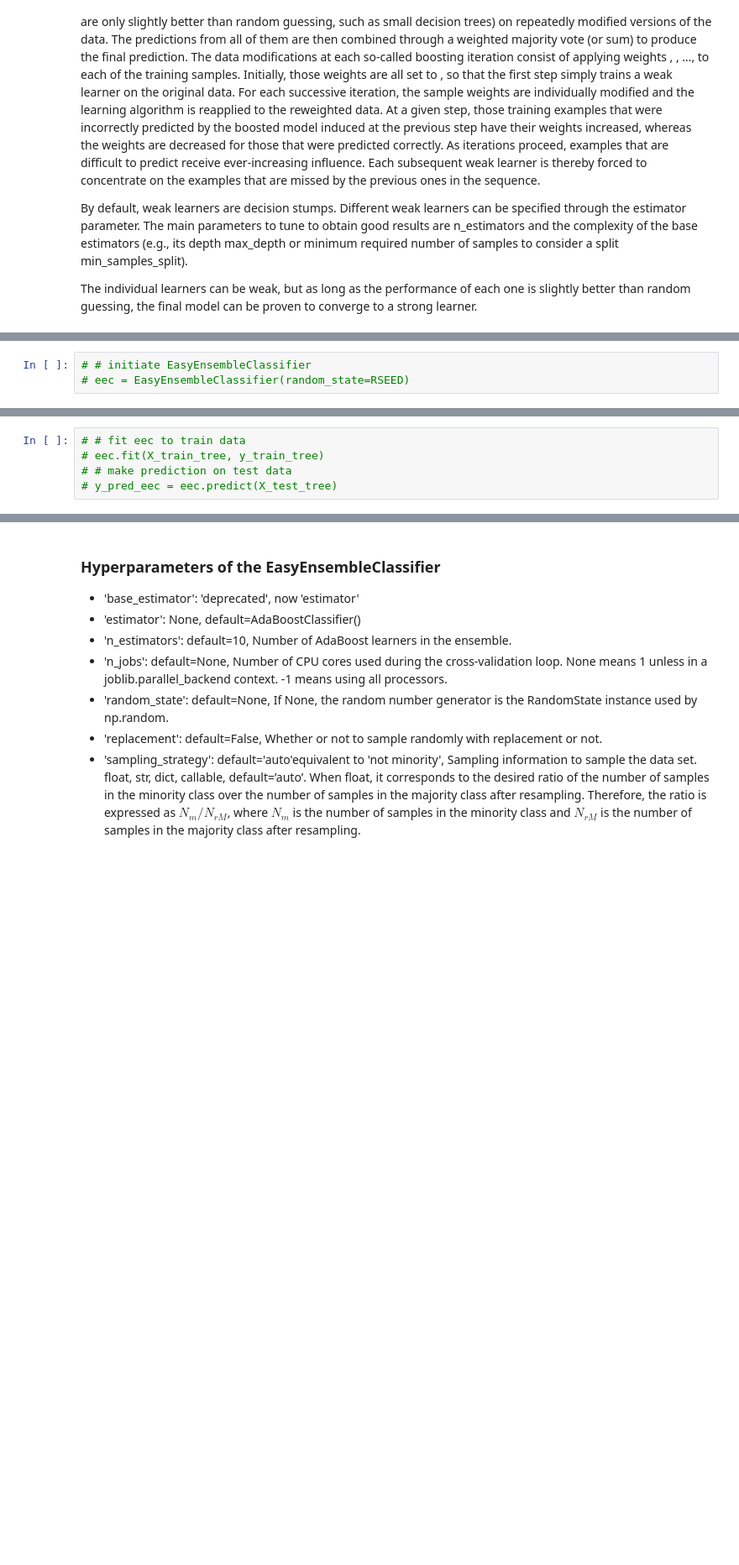
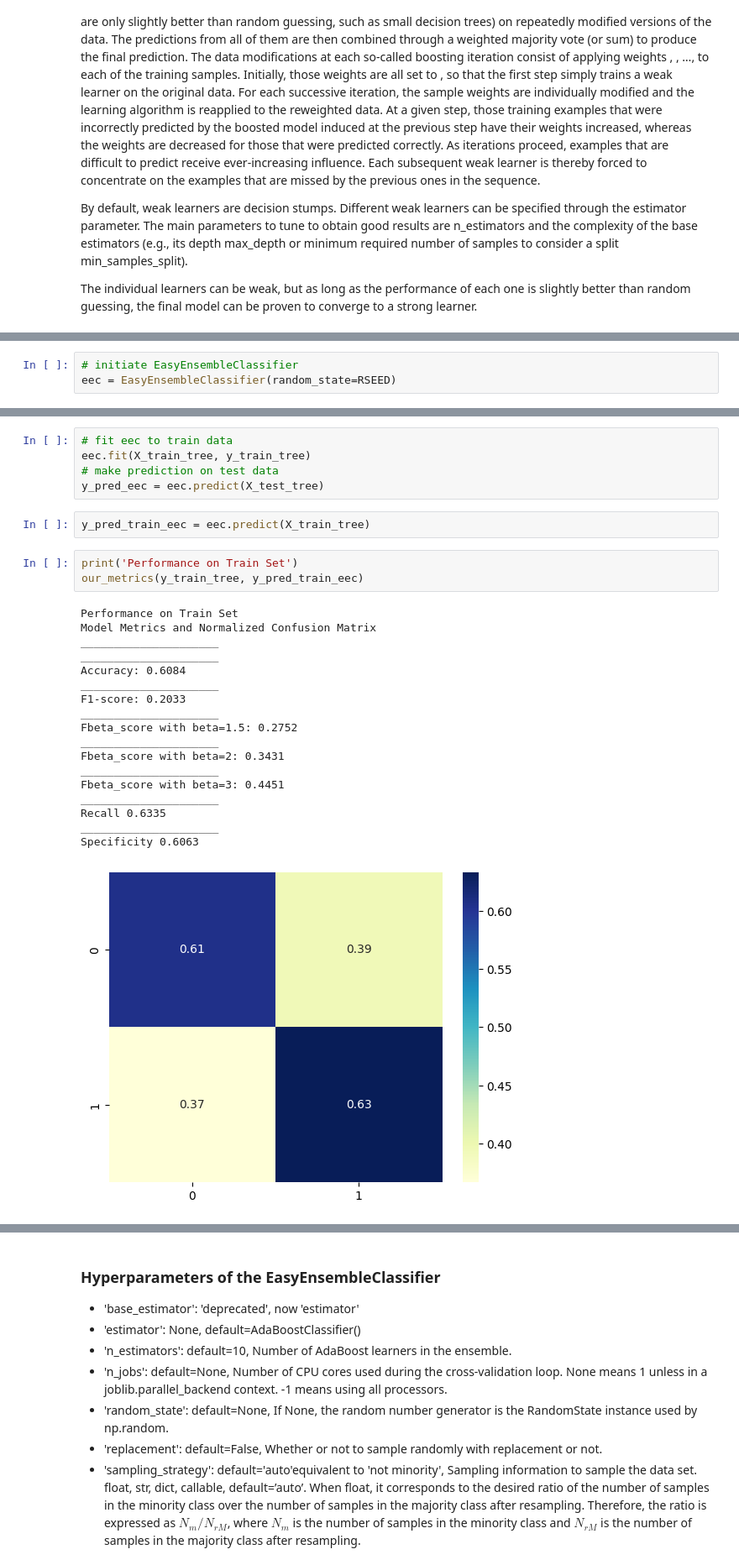
Before and after one commit to Cazta/fraud_detection_electricity_company, a Jupyter notebook: fraud_ml_easy_ensemble.ipynb, the cells around one changed output, grey strips where cells are left out. Shown: that part at 84% size. Drawn from its saved outputs; the diff is of its cells as text; blank space fills up the shorter version.

Commit message:
add scorers to custom_functions, add EEC nb

```diff
--- a/fraud_ml_easy_ensemble.ipynb
+++ b/fraud_ml_easy_ensemble.ipynb
@@ -87,3 +92,3 @@ The individual learners can be weak, but as long as the performance of each one
 # %%
-# # initiate EasyEnsembleClassifier
-# eec = EasyEnsembleClassifier(random_state=RSEED)
+# initiate EasyEnsembleClassifier
+eec = EasyEnsembleClassifier(random_state=RSEED)
@@ -90,6 +103,30 @@ The individual learners can be weak, but as long as the performance of each one
 # %%
-# # fit eec to train data
-# eec.fit(X_train_tree, y_train_tree)
-# # make prediction on test data
-# y_pred_eec = eec.predict(X_test_tree)
+# fit eec to train data
+eec.fit(X_train_tree, y_train_tree)
+# make prediction on test data
+y_pred_eec = eec.predict(X_test_tree)
+# %%
+y_pred_train_eec = eec.predict(X_train_tree)
+# %%
+print('Performance on Train Set')
+our_metrics(y_train_tree, y_pred_train_eec)
+# %% [output]
+Performance on Train Set
+Model Metrics and Normalized Confusion Matrix
+_____________________
+_____________________
+Accuracy: 0.6084
+_____________________
+F1-score: 0.2033
+_____________________
+Fbeta_score with beta=1.5: 0.2752
+_____________________
+Fbeta_score with beta=2: 0.3431
+_____________________
+Fbeta_score with beta=3: 0.4451
+_____________________
+Recall 0.6335
+_____________________
+Specificity 0.6063
+[figure, added]
 # %%
```
Also changed, not shown: parts of 43 cells of this notebook, 1 other file.
